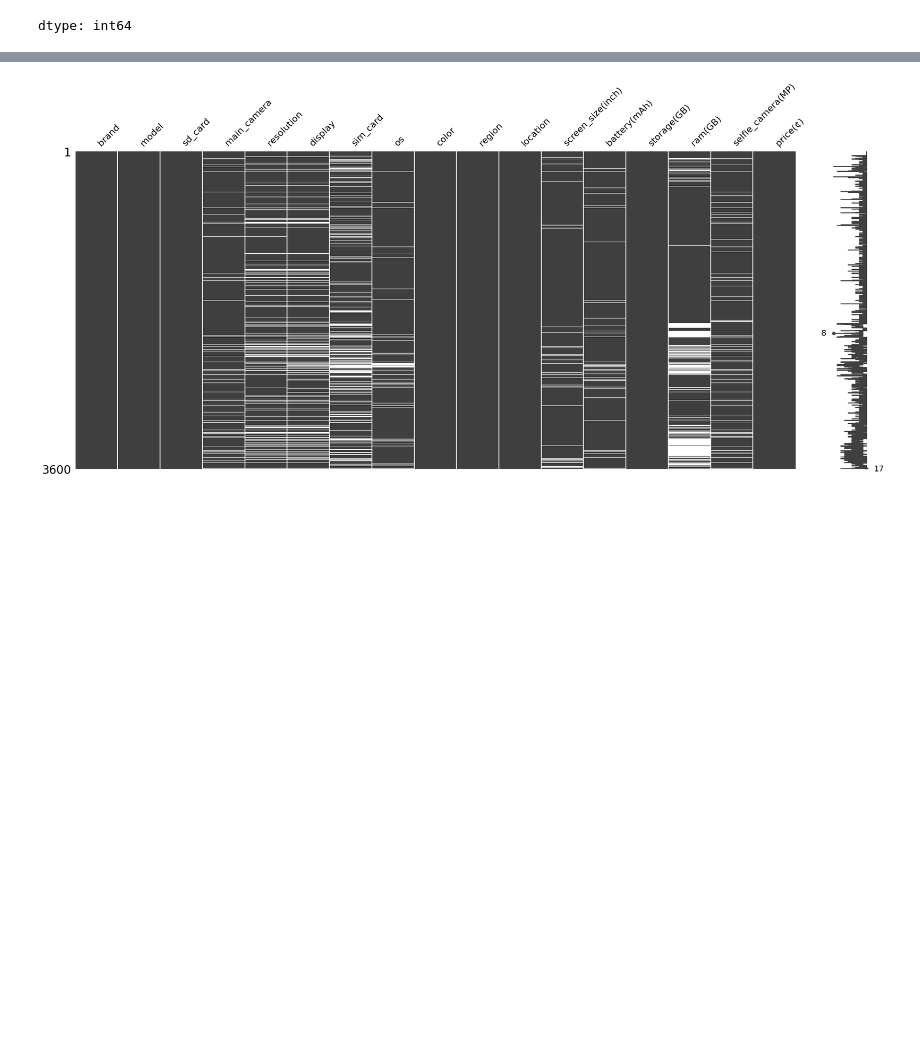
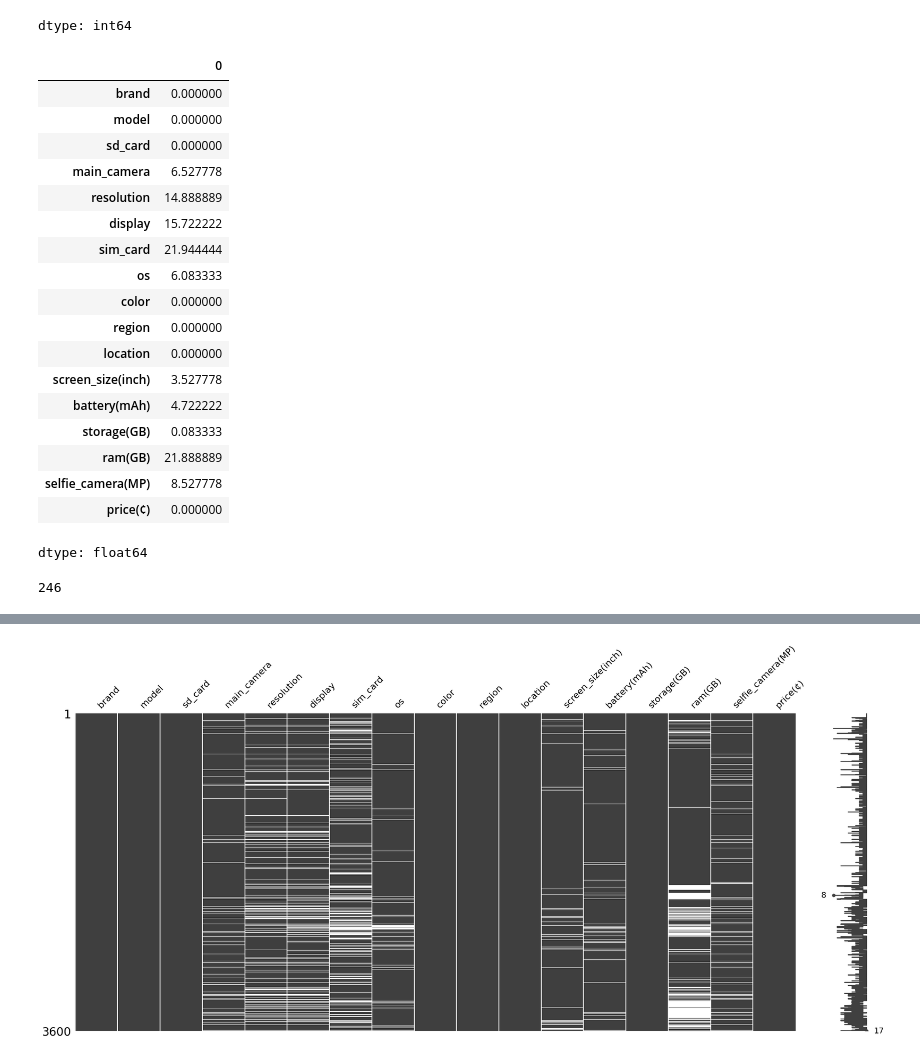
Before and after one commit to KwameCode27/car-price-prediction, a Jupyter notebook: Mobile_Price_Predictor.ipynb, the cells around one changed output, grey strips where cells are left out. Drawn from its saved outputs; the diff is of its cells as text; code cells hidden in the pictures; blank space fills up the shorter version.

```diff
--- a/Mobile_Price_Predictor.ipynb
+++ b/Mobile_Price_Predictor.ipynb
@@ -125,3 +212,31 @@ mobile_dataset.isnull().sum()
 | selfie_camera(MP) | 307 |
 | price(¢) | 0 |
 dtype: int64
+# %%
+# checking the average values
+mobile_dataset.isnull().sum()/mobile_dataset.shape[0]*100
+# %% [output]
+|  | 0 |
+| brand | 0.000000 |
+| model | 0.000000 |
+| sd_card | 0.000000 |
+| main_camera | 6.527778 |
+| resolution | 14.888889 |
+| display | 15.722222 |
+| sim_card | 21.944444 |
+| os | 6.083333 |
+| color | 0.000000 |
+| region | 0.000000 |
+| location | 0.000000 |
+| screen_size(inch) | 3.527778 |
+| battery(mAh) | 4.722222 |
+| storage(GB) | 0.083333 |
+| ram(GB) | 21.888889 |
+| selfie_camera(MP) | 8.527778 |
+| price(¢) | 0.000000 |
+dtype: float64
+# %%
+# finding duplicate
+mobile_dataset.duplicated().sum()
+# %% [output]
+246
```
Also changed, not shown: parts of 37 cells of this notebook.
